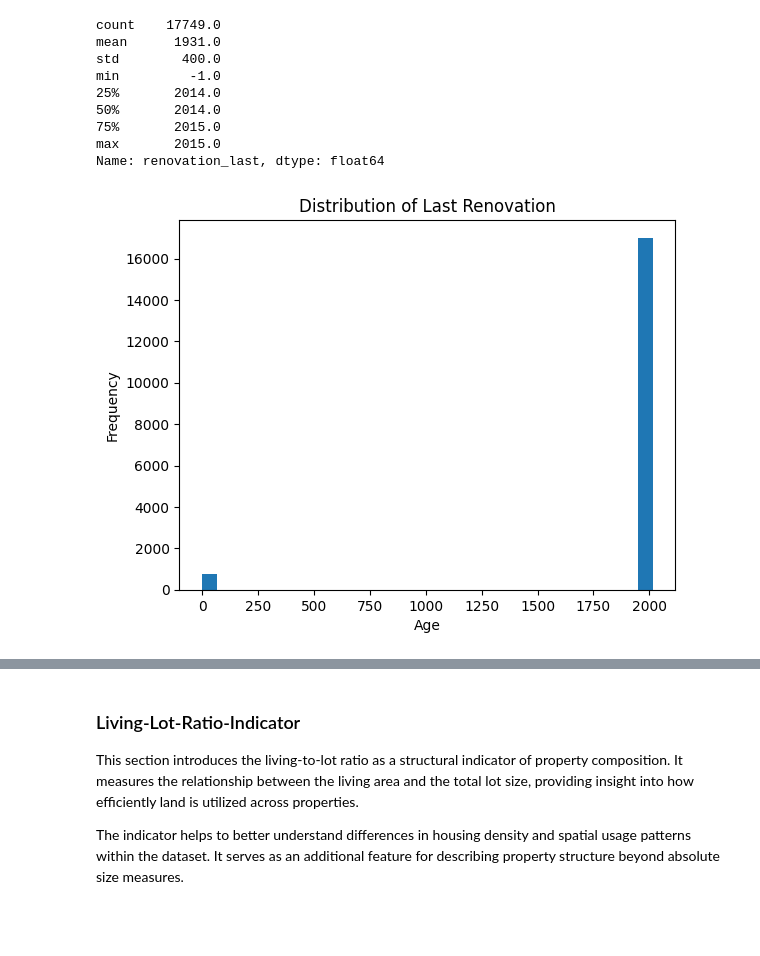
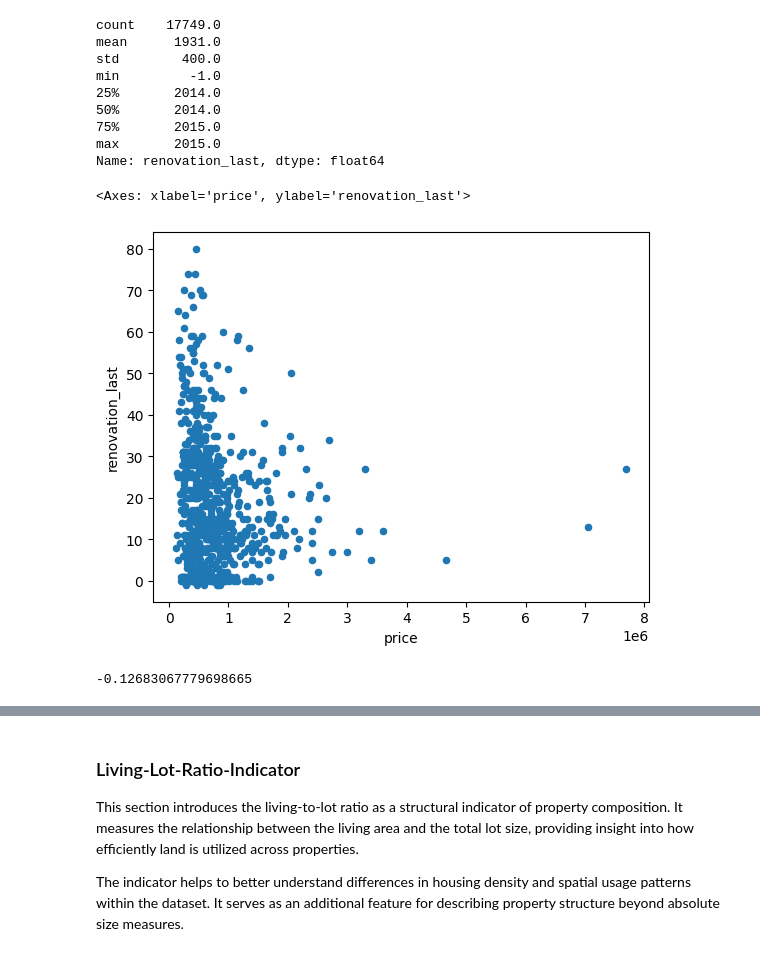
Before and after one commit to letstuit94/EDA_Project_Housing_for_Nicole_Johnson, a Jupyter notebook: 3_Descriptive Statistic.ipynb, the cells around one changed output, grey strips where cells are left out. Drawn from its saved outputs; the diff is of its cells as text; code cells hidden in the pictures; blank space fills up the shorter version.

Commit message:
correlation

```diff
--- a/3_Descriptive Statistic.ipynb
+++ b/3_Descriptive Statistic.ipynb
@@ -665,17 +665,21 @@ plt.show()
 ### Renovation-Score-Indicator
 
 This section introduces the renovation score as an indicator of property modernization. It captures whether and to what extent a house has undergone renovation, providing an additional dimension for assessing property quality and potential value differences within the housing market.
+# %%
+import pandas as pd
+
+df["yr_renovated"] = pd.to_numeric(df["yr_renovated"], errors="coerce")
 # %%
 #Scale correction
 
 df["yr_renovated"] = df["yr_renovated"].apply(
     lambda x: x / 10 if x > 10000 else x)
 
-#New_Variable: Last Renovation
+#New_Variable: Age of last renovation
 df["year_sold"] = df["date"].dt.year
 df["renovation_last"] = df["year_sold"] - df["yr_renovated"]
 
-df["yr_renovated"] = df["yr_renovated"].replace(0, "yr_build")
+df["yr_renovated"] = df["yr_renovated"].replace(0, None)
 
 df["renovation_last"].describe().round(0)
 # %% [output]
@@ -688,12 +692,15 @@ min         -1.0
 75%       2015.0
 max       2015.0
 Name: renovation_last, dtype: float64
-# %%
-plt.figure()
-plt.hist(df["renovation_last"], bins=30)
-plt.title("Distribution of Last Renovation")
-plt.xlabel("Age")
-plt.ylabel("Frequency")
-plt.show()
-# %% [output]
-[figure, removed]
+# %%
+df.plot(kind="scatter", x="price", y="renovation_last")
+# %% [output]
+<Axes: xlabel='price', ylabel='renovation_last'>
+[figure, added]
+# %%
+# Correlation price and renovation_last
+
+correlation = df['renovation_last'].corr(df['price'])
+print(correlation)
+# %% [output]
+-0.12683067779698665
```
Also changed, not shown: parts of 6 cells of this notebook, 1 other file.
